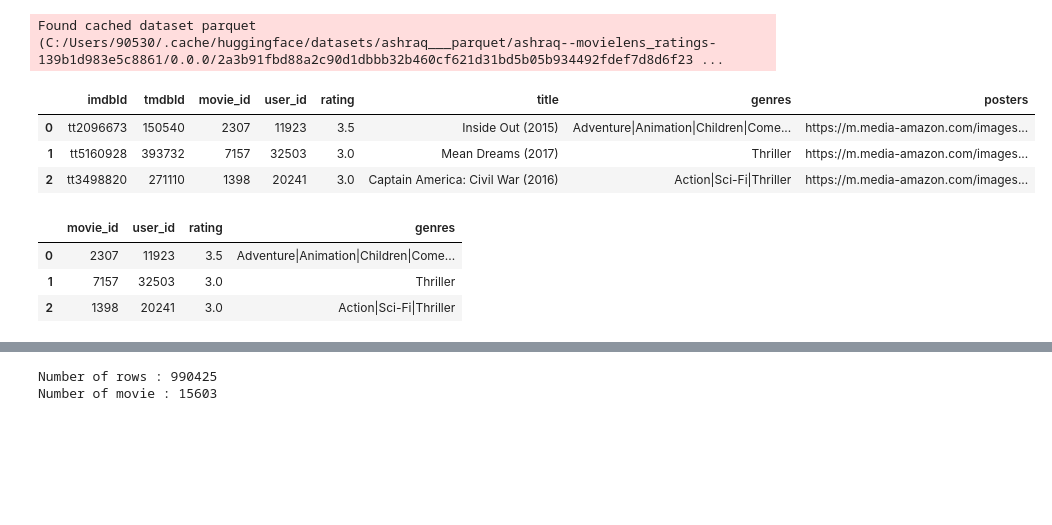
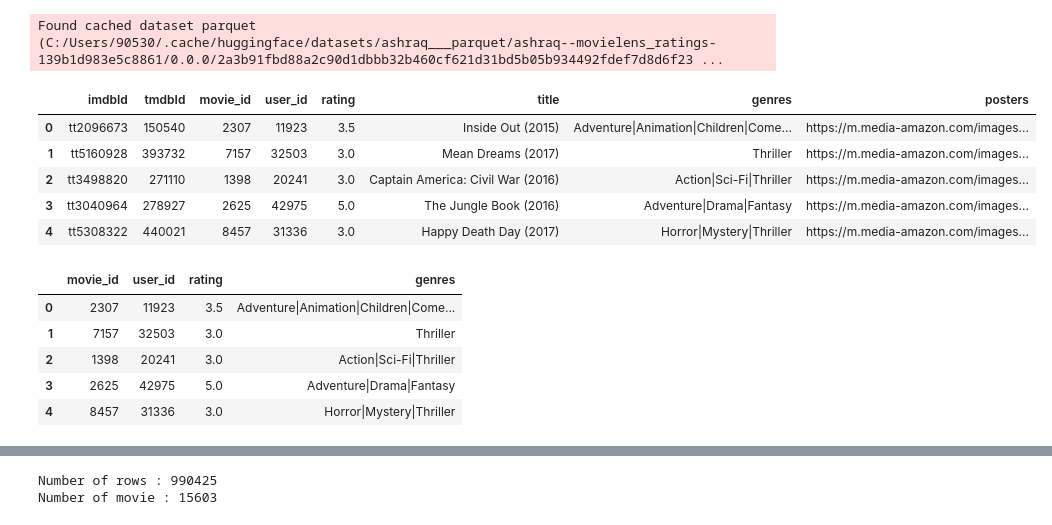
Before and after one commit to fawern/ALS-Recommendation-pyspark-BigData, a Jupyter notebook: src/main.ipynb, the cells around one changed output, grey strips where cells are left out. Drawn from its saved outputs; the diff is of its cells as text; code cells hidden in the pictures; blank space fills up the shorter version.

```diff
--- a/src/main.ipynb
+++ b/src/main.ipynb
@@ -53,10 +62,12 @@ df = dataset['train'].to_pandas()
 # %% [output]
 Found cached dataset parquet (C:/Users/90530/.cache/huggingface/datasets/ashraq___parquet/ashraq--movielens_ratings-139b1d983e5c8861/0.0.0/2a3b91fbd88a2c90d1dbbb32b460cf621d31bd5b05b934492fdef7d8d6f23 ...
 # %%
-df.head(3)
+df.head(5)
 # %% [output]
 |  | imdbId | tmdbId | movie_id | user_id | rating | title | genres | posters |
 | 0 | tt2096673 | 150540 | 2307 | 11923 | 3.5 | Inside Out (2015) | Adventure|Animation|Children|Come... | https://m.media-amazon.com/images... |
 | 1 | tt5160928 | 393732 | 7157 | 32503 | 3.0 | Mean Dreams (2017) | Thriller | https://m.media-amazon.com/images... |
 | 2 | tt3498820 | 271110 | 1398 | 20241 | 3.0 | Captain America: Civil War (2016) | Action|Sci-Fi|Thriller | https://m.media-amazon.com/images... |
+| 3 | tt3040964 | 278927 | 2625 | 42975 | 5.0 | The Jungle Book (2016) | Adventure|Drama|Fantasy | https://m.media-amazon.com/images... |
+| 4 | tt5308322 | 440021 | 8457 | 31336 | 3.0 | Happy Death Day (2017) | Horror|Mystery|Thriller | https://m.media-amazon.com/images... |
 # %%
@@ -65,10 +76,12 @@ df_val = dataset['validation'].to_pandas()[['movie_id', 'user_id', 'rating', 'ge
 # %%
-df_train.head(3)
+df_train.head(5)
 # %% [output]
 |  | movie_id | user_id | rating | genres |
 | 0 | 2307 | 11923 | 3.5 | Adventure|Animation|Children|Come... |
 | 1 | 7157 | 32503 | 3.0 | Thriller |
 | 2 | 1398 | 20241 | 3.0 | Action|Sci-Fi|Thriller |
+| 3 | 2625 | 42975 | 5.0 | Adventure|Drama|Fantasy |
+| 4 | 8457 | 31336 | 3.0 | Horror|Mystery|Thriller |
 # %%
 df_train.to_csv("../Datas/df_train.csv", index=False)
 df_val.to_csv('../Datas/df_val.csv', index=False)
```
Also changed, not shown: parts of 24 cells of this notebook, 1 other file.
